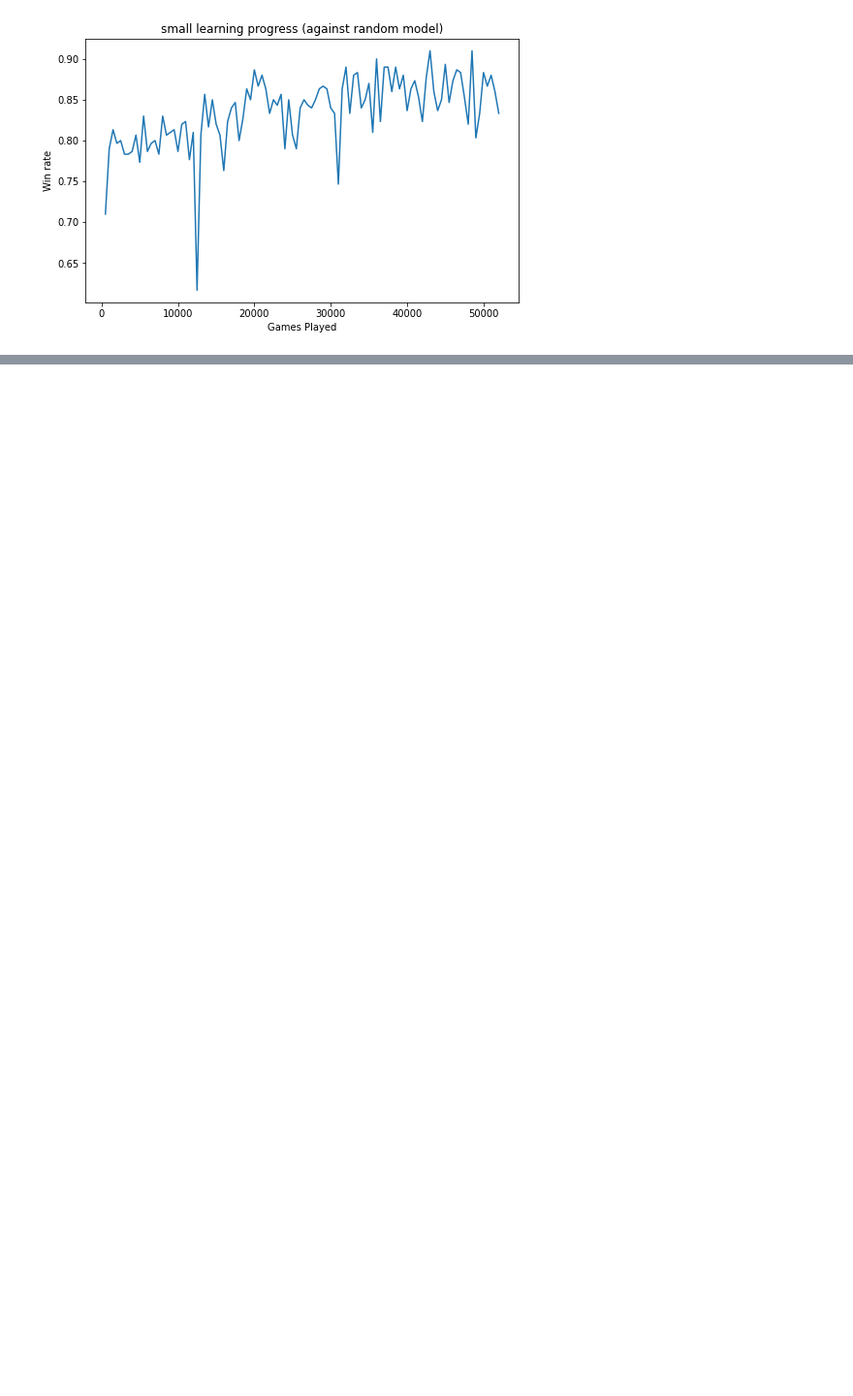
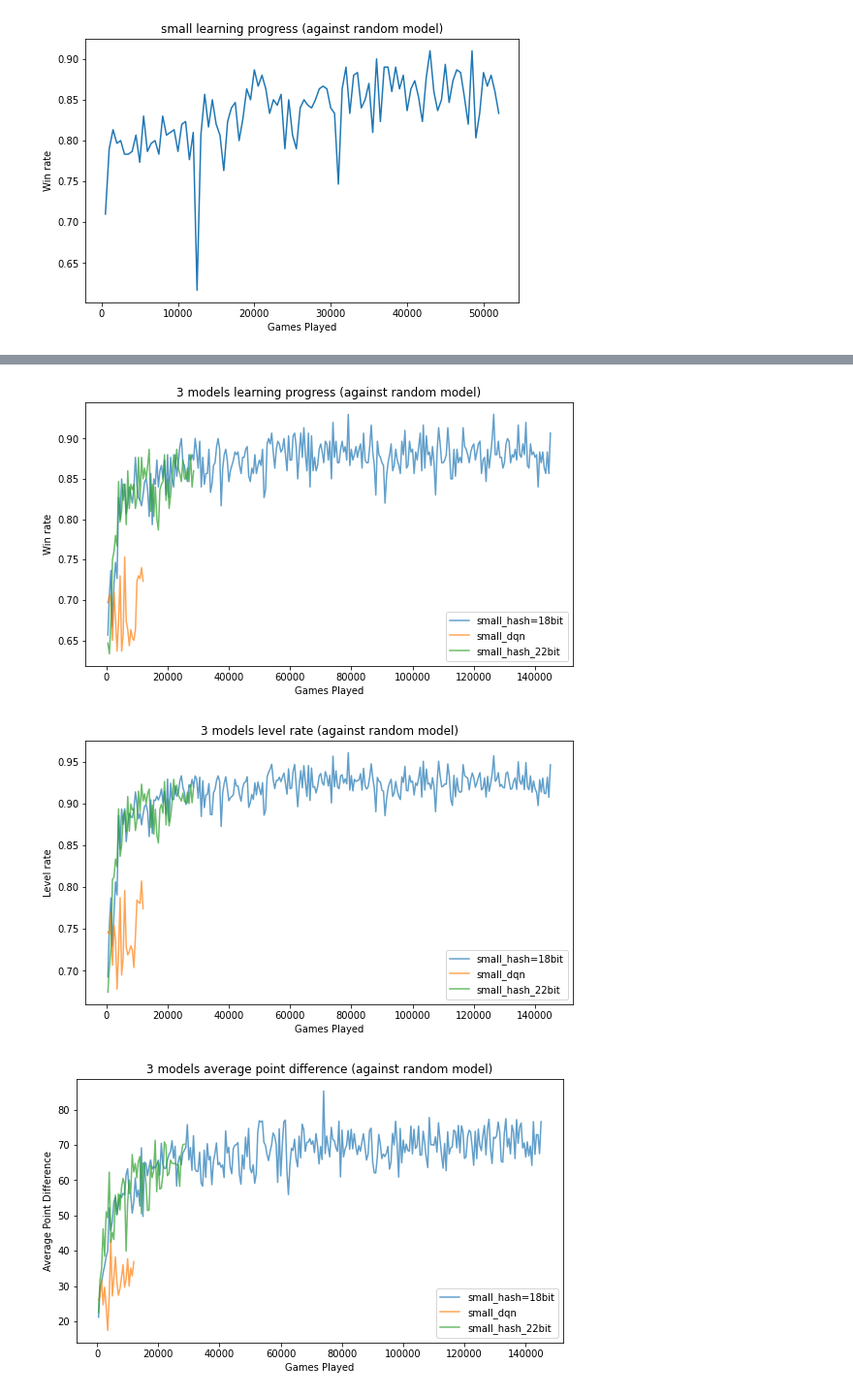
Before and after one commit to yanlai00/shengji_plus, a Jupyter notebook: analysis/plots.ipynb, the cells around one changed output, grey strips where cells are left out. Shown at 97% size. Cells and saved outputs as stored; diff of their text form; code cells hidden in the pictures; blank space fills up the shorter version.

```diff
--- a/analysis/plots.ipynb
+++ b/analysis/plots.ipynb
@@ -100,0 +83,8 @@ graph_apd(['small_discount_5', 'medium_discount=0.5', 'small_e=0.01', 'small_has
+# %%
+graph_win_rate(['small_hash=18bit', 'small_dqn', 'small_hash_22bit'])
+graph_level_rate(['small_hash=18bit', 'small_dqn', 'small_hash_22bit'])
+graph_apd(['small_hash=18bit', 'small_dqn', 'small_hash_22bit'])
+# %% [output]
+[figure, added]
+[figure, added]
+[figure, added]
```
Also changed, not shown: parts of 7 cells of this notebook, 4 other files.
